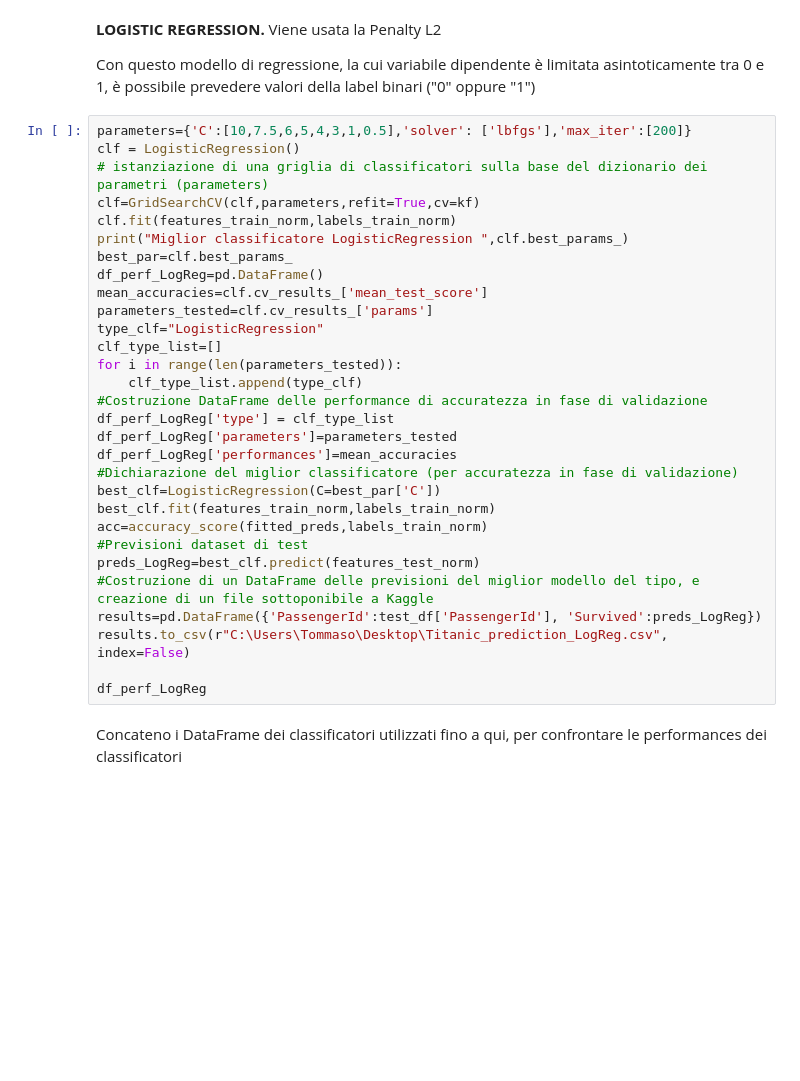
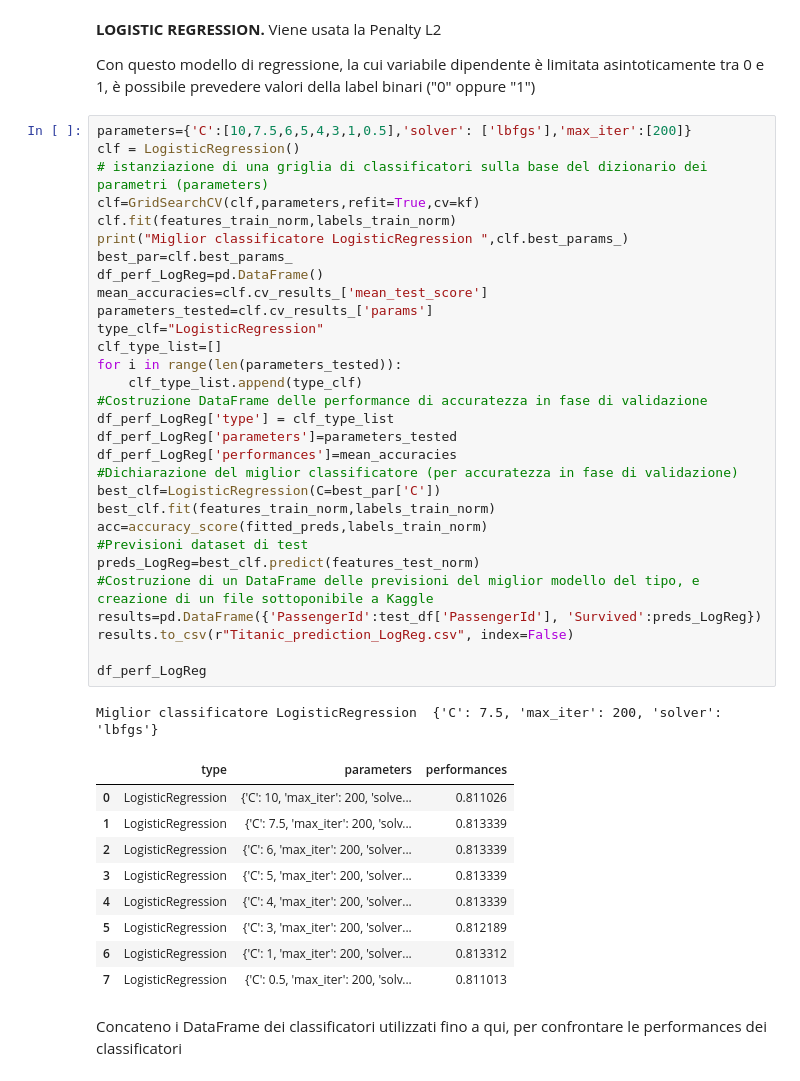
Before and after one commit to Tommaso4444/Predictions-on-Titanic-Survival, a Jupyter notebook: Barbiero Tommaso Notebook progetto.ipynb, the cells around one changed output. Drawn from its saved outputs; the diff is of its cells as text; blank space fills up the shorter version.

```diff
--- a/Barbiero Tommaso Notebook progetto.ipynb
+++ b/Barbiero Tommaso Notebook progetto.ipynb
@@ -718,33 +864,44 @@ Con questo modello di regressione, la cui variabile dipendente è limitata asint
 # %%
 parameters={'C':[10,7.5,6,5,4,3,1,0.5],'solver': ['lbfgs'],'max_iter':[200]}
 clf = LogisticRegression()
 # istanziazione di una griglia di classificatori sulla base del dizionario dei parametri (parameters)
 clf=GridSearchCV(clf,parameters,refit=True,cv=kf)
 clf.fit(features_train_norm,labels_train_norm)
 print("Miglior classificatore LogisticRegression ",clf.best_params_)
 best_par=clf.best_params_
 df_perf_LogReg=pd.DataFrame()
 mean_accuracies=clf.cv_results_['mean_test_score']
 parameters_tested=clf.cv_results_['params']
 type_clf="LogisticRegression"
 clf_type_list=[]
 for i in range(len(parameters_tested)):
     clf_type_list.append(type_clf)
 #Costruzione DataFrame delle performance di accuratezza in fase di validazione
 df_perf_LogReg['type'] = clf_type_list
 df_perf_LogReg['parameters']=parameters_tested
 df_perf_LogReg['performances']=mean_accuracies
 #Dichiarazione del miglior classificatore (per accuratezza in fase di validazione)
 best_clf=LogisticRegression(C=best_par['C'])
 best_clf.fit(features_train_norm,labels_train_norm)
 acc=accuracy_score(fitted_preds,labels_train_norm)
 #Previsioni dataset di test
 preds_LogReg=best_clf.predict(features_test_norm)
 #Costruzione di un DataFrame delle previsioni del miglior modello del tipo, e creazione di un file sottoponibile a Kaggle
 results=pd.DataFrame({'PassengerId':test_df['PassengerId'], 'Survived':preds_LogReg})
-results.to_csv(r"C:\Users\Tommaso\Desktop\Titanic_prediction_LogReg.csv", index=False)
+results.to_csv(r"Titanic_prediction_LogReg.csv", index=False)
 
 df_perf_LogReg
+# %% [output]
+Miglior classificatore LogisticRegression  {'C': 7.5, 'max_iter': 200, 'solver': 'lbfgs'}
+|  | type | parameters | performances |
+| 0 | LogisticRegression | {'C': 10, 'max_iter': 200, 'solve... | 0.811026 |
+| 1 | LogisticRegression | {'C': 7.5, 'max_iter': 200, 'solv... | 0.813339 |
+| 2 | LogisticRegression | {'C': 6, 'max_iter': 200, 'solver... | 0.813339 |
+| 3 | LogisticRegression | {'C': 5, 'max_iter': 200, 'solver... | 0.813339 |
+| 4 | LogisticRegression | {'C': 4, 'max_iter': 200, 'solver... | 0.813339 |
+| 5 | LogisticRegression | {'C': 3, 'max_iter': 200, 'solver... | 0.812189 |
+| 6 | LogisticRegression | {'C': 1, 'max_iter': 200, 'solver... | 0.813312 |
+| 7 | LogisticRegression | {'C': 0.5, 'max_iter': 200, 'solv... | 0.811013 |
 # %% [markdown]
 Concateno i DataFrame dei classificatori utilizzati fino a qui, per confrontare le performances dei classificatori
 # %%
```
Also changed, not shown: parts of 26 cells of this notebook.
